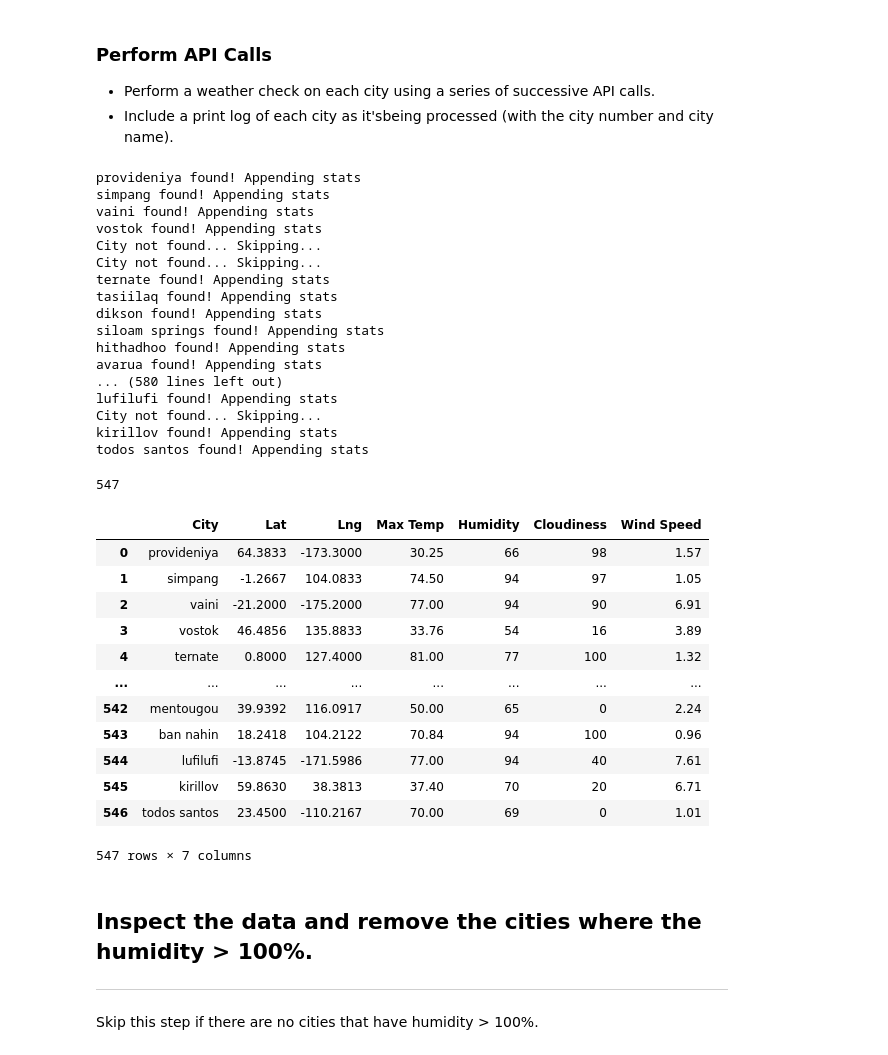
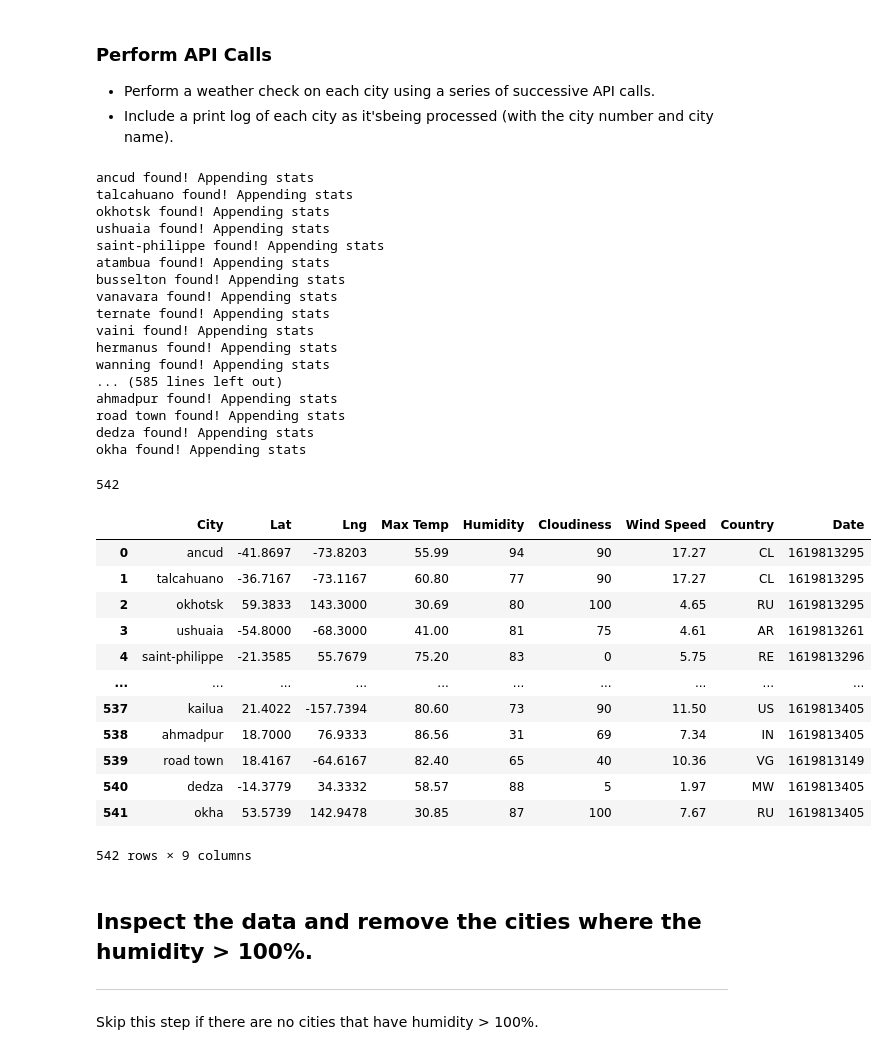
Before and after one commit to 3065923/Jake_API_Map, a Jupyter notebook: Weather_Jake.py/Weather_Jake_Py.ipynb, the cells around one changed output. Cells and saved outputs as stored; diff of their text form; code cells hidden in the pictures.

```diff
--- a/Weather_Jake.py/Weather_Jake_Py.ipynb
+++ b/Weather_Jake.py/Weather_Jake_Py.ipynb
@@ -82,6 +82,8 @@ humidity= []
 cloudiness= []
 wind_speed= []
 city_list= []
+country_list= []
+date_list = []
 
 
 for city in cities:
@@ -101,6 +103,8 @@ for city in cities:
         humidity.append(response_json['main']['humidity'])
         cloudiness.append(response_json['clouds']['all'])
         wind_speed.append(response_json['wind']['speed'])
+        country_list.append(response_json['sys']['country'])
+        date_list.append(response_json['dt'])
         city_list.append(city)
         print(f"{city} found! Appending stats")
 
@@ -110,55 +114,57 @@ for city in cities:
         print("City not found... Skipping... ")
         pass
 # %% [output]
-provideniya found! Appending stats
-simpang found! Appending stats
+ancud found! Appending stats
+talcahuano found! Appending stats
+okhotsk found! Appending stats
+ushuaia found! Appending stats
+saint-philippe found! Appending stats
+atambua found! Appending stats
+busselton found! Appending stats
+vanavara found! Appending stats
+ternate found! Appending stats
 vaini found! Appending stats
-vostok found! Appending stats
-City not found... Skipping...
-City not found... Skipping...
-ternate found! Appending stats
-tasiilaq found! Appending stats
-dikson found! Appending stats
-siloam springs found! Appending stats
-hithadhoo found! Appending stats
-avarua found! Appending stats
-... (580 lines left out)
-lufilufi found! Appending stats
-City not found... Skipping...
-kirillov found! Appending stats
-todos santos found! Appending stats
+hermanus found! Appending stats
+wanning found! Appending stats
+... (585 lines left out)
+ahmadpur found! Appending stats
+road town found! Appending stats
+dedza found! Appending stats
+okha found! Appending stats
 # %%
 #test to see how many cities found:
 len(lat)
 # %% [output]
-547
+542
 # %%
 # create DataFrame
 weather_df = pd.DataFrame({
     'City': city_list,
     'Lat': lat,
     'Lng': lon,
     'Max Temp': temp_max,
     'Humidity': humidity,
     'Cloudiness': cloudiness,
-    'Wind Speed': wind_speed
+    'Wind Speed': wind_speed,
+    'Country': country_list,
+    'Date': date_list
 })
 
 weather_df
 # %% [output]
-|  | City | Lat | Lng | Max Temp | Humidity | Cloudiness | Wind Speed |
-| 0 | provideniya | 64.3833 | -173.3000 | 30.25 | 66 | 98 | 1.57 |
-| 1 | simpang | -1.2667 | 104.0833 | 74.50 | 94 | 97 | 1.05 |
-| 2 | vaini | -21.2000 | -175.2000 | 77.00 | 94 | 90 | 6.91 |
-| 3 | vostok | 46.4856 | 135.8833 | 33.76 | 54 | 16 | 3.89 |
-| 4 | ternate | 0.8000 | 127.4000 | 81.00 | 77 | 100 | 1.32 |
-| ... | ... | ... | ... | ... | ... | ... | ... |
-| 542 | mentougou | 39.9392 | 116.0917 | 50.00 | 65 | 0 | 2.24 |
-| 543 | ban nahin | 18.2418 | 104.2122 | 70.84 | 94 | 100 | 0.96 |
-| 544 | lufilufi | -13.8745 | -171.5986 | 77.00 | 94 | 40 | 7.61 |
-| 545 | kirillov | 59.8630 | 38.3813 | 37.40 | 70 | 20 | 6.71 |
-| 546 | todos santos | 23.4500 | -110.2167 | 70.00 | 69 | 0 | 1.01 |
+|  | City | Lat | Lng | Max Temp | Humidity | Cloudiness | Wind Speed | Country | Date |
+| 0 | ancud | -41.8697 | -73.8203 | 55.99 | 94 | 90 | 17.27 | CL | 1619813295 |
+| 1 | talcahuano | -36.7167 | -73.1167 | 60.80 | 77 | 90 | 17.27 | CL | 1619813295 |
+| 2 | okhotsk | 59.3833 | 143.3000 | 30.69 | 80 | 100 | 4.65 | RU | 1619813295 |
+| 3 | ushuaia | -54.8000 | -68.3000 | 41.00 | 81 | 75 | 4.61 | AR | 1619813261 |
+| 4 | saint-philippe | -21.3585 | 55.7679 | 75.20 | 83 | 0 | 5.75 | RE | 1619813296 |
+| ... | ... | ... | ... | ... | ... | ... | ... | ... | ... |
+| 537 | kailua | 21.4022 | -157.7394 | 80.60 | 73 | 90 | 11.50 | US | 1619813405 |
+| 538 | ahmadpur | 18.7000 | 76.9333 | 86.56 | 31 | 69 | 7.34 | IN | 1619813405 |
+| 539 | road town | 18.4167 | -64.6167 | 82.40 | 65 | 40 | 10.36 | VG | 1619813149 |
+| 540 | dedza | -14.3779 | 34.3332 | 58.57 | 88 | 5 | 1.97 | MW | 1619813405 |
+| 541 | okha | 53.5739 | 142.9478 | 30.85 | 87 | 100 | 7.67 | RU | 1619813405 |
-547 rows × 7 columns
+542 rows × 9 columns
 # %% [markdown]
 ## Inspect the data and remove the cities where the humidity > 100%.
 ----
```
Also changed, not shown: parts of 2 cells of this notebook, 2 other files.
